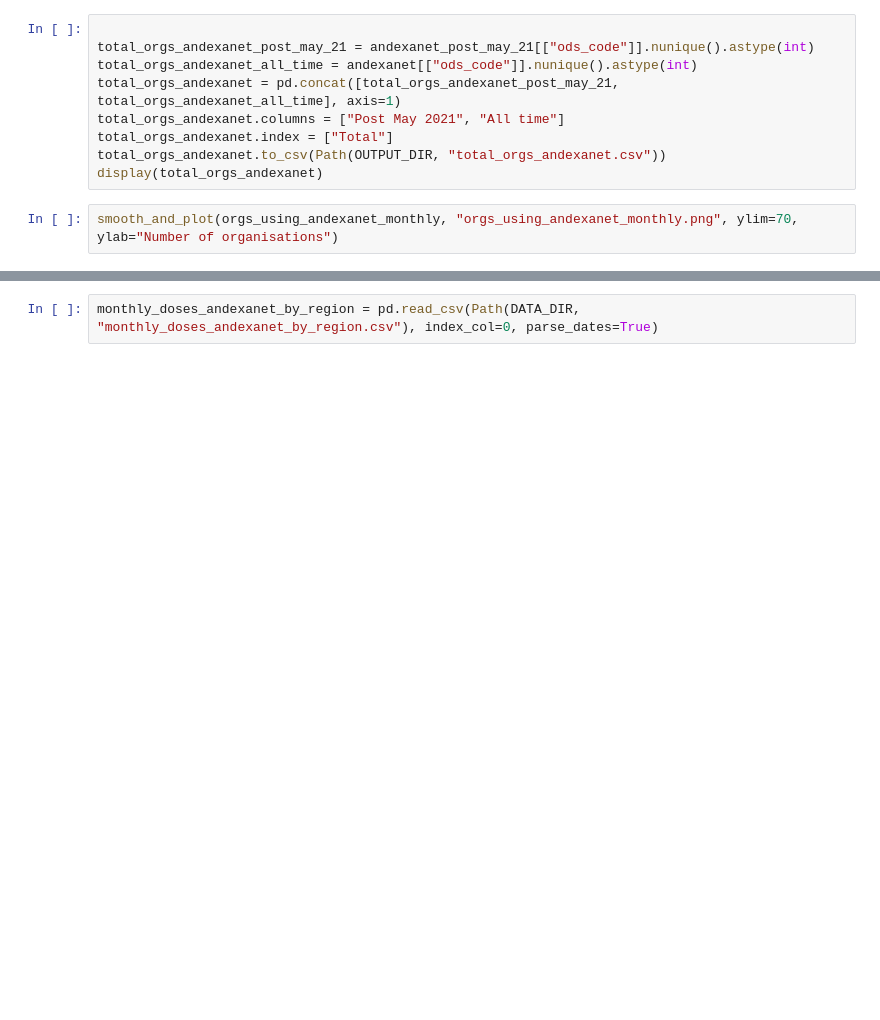
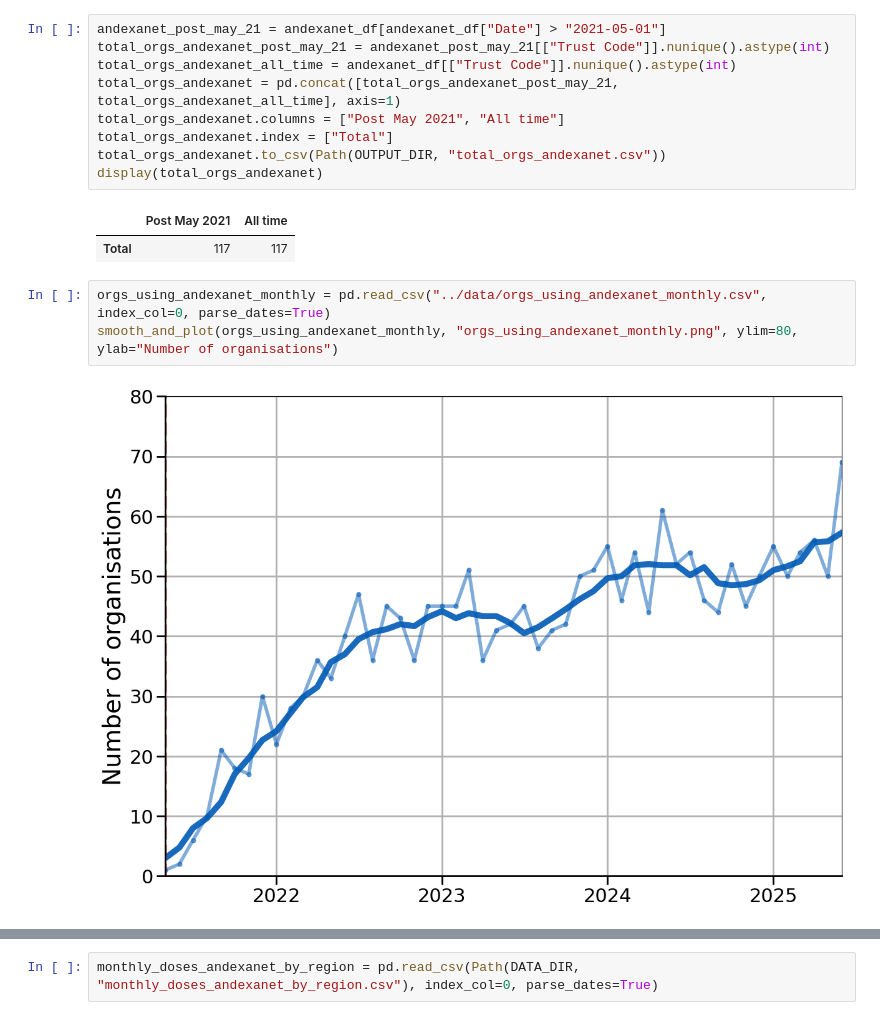
Before and after one commit to ebmdatalab/op-hospitals-andexanet, a Jupyter notebook: notebooks/generate_outputs.ipynb, the cells around one changed output, grey strips where cells are left out. Cells and saved outputs as stored; diff of their text form; blank space fills up the shorter version.

```diff
--- a/notebooks/generate_outputs.ipynb
+++ b/notebooks/generate_outputs.ipynb
@@ -74,14 +330,20 @@ orgs_using_andexanet_monthly = pd.read_csv(Path(DATA_DIR, "orgs_using_andexanet_
 # %%
-
-total_orgs_andexanet_post_may_21 = andexanet_post_may_21[["ods_code"]].nunique().astype(int)
-total_orgs_andexanet_all_time = andexanet[["ods_code"]].nunique().astype(int)
+andexanet_post_may_21 = andexanet_df[andexanet_df["Date"] > "2021-05-01"]
+total_orgs_andexanet_post_may_21 = andexanet_post_may_21[["Trust Code"]].nunique().astype(int)
+total_orgs_andexanet_all_time = andexanet_df[["Trust Code"]].nunique().astype(int)
 total_orgs_andexanet = pd.concat([total_orgs_andexanet_post_may_21, total_orgs_andexanet_all_time], axis=1)
 total_orgs_andexanet.columns = ["Post May 2021", "All time"]
 total_orgs_andexanet.index = ["Total"]
 total_orgs_andexanet.to_csv(Path(OUTPUT_DIR, "total_orgs_andexanet.csv"))
 display(total_orgs_andexanet)
+# %% [output]
+|  | Post May 2021 | All time |
+| Total | 117 | 117 |
 # %%
-smooth_and_plot(orgs_using_andexanet_monthly, "orgs_using_andexanet_monthly.png", ylim=70, ylab="Number of organisations")
+orgs_using_andexanet_monthly = pd.read_csv("../data/orgs_using_andexanet_monthly.csv", index_col=0, parse_dates=True)
+smooth_and_plot(orgs_using_andexanet_monthly, "orgs_using_andexanet_monthly.png", ylim=80, ylab="Number of organisations")
+# %% [output]
+[figure, added]
 # %%
 
 fig, axes = plt.subplots(2, 1, figsize=(15, 15))
```
Also changed, not shown: parts of 20 cells of this notebook, 12 other files.
